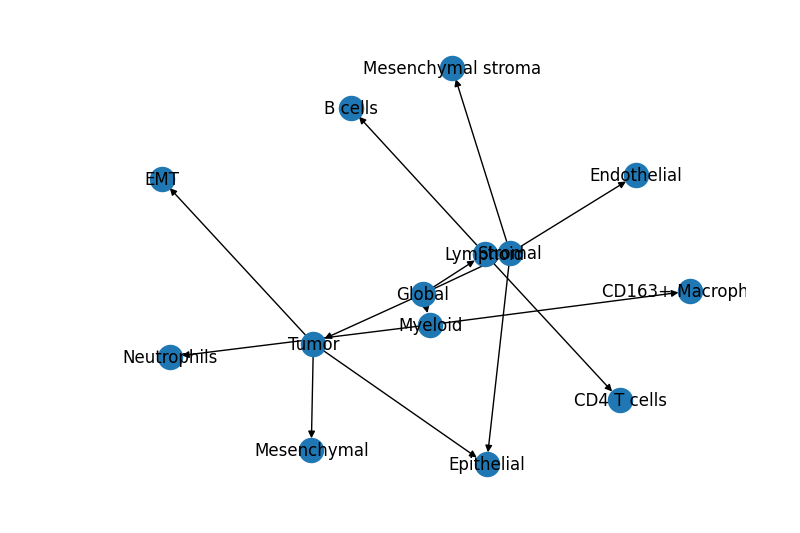
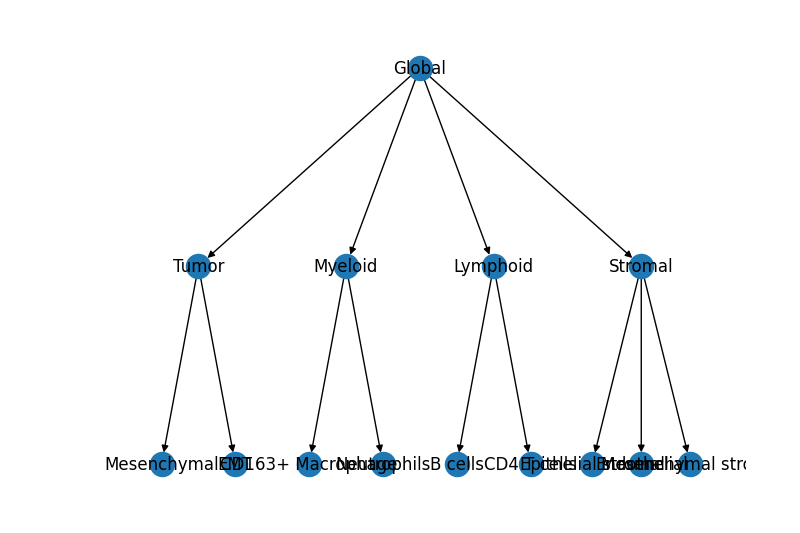
Before and after one commit to farkkilab/tribus, a Jupyter notebook: notebooks/Build the tree.ipynb, the cells around one changed output. Drawn from its saved outputs; the diff is of its cells as text; code cells hidden in the pictures.

Commit message:
Using lineage tree -- only trial

```diff
--- a/notebooks/Build the tree.ipynb
+++ b/notebooks/Build the tree.ipynb
@@ -4,0 +6,4 @@ import networkx as nx
+# %%
+file = '/Users/farateod/Documents/GitHub/tribus/tests/sample2/cell_type_calling/cell_type_descriptions.xlsx'
+sheet = pd.read_excel(file, sheet_name='Tumor')
+sheet1 = pd.read_excel(file, sheet_name='Global')
@@ -48,7 +69,43 @@ def buildTree_from_file1(file, depth):
 # %%
 file = '/Users/farateod/Documents/GitHub/tribus/tests/sample2/cell_type_calling/cell_type_descriptions.xlsx'
 graph = buildTree_from_file1(file, 3)
-# %%
-nx.draw(graph, with_labels = True)
-# %% [output]
-[figure, removed]
+# %%
+import networkx as nx
+import random
+def hierarchy_pos(G, root=None, width=1., vert_gap = 0.2, vert_loc = 0, xcenter = 0.5):
+
+    if not nx.is_tree(G):
+        raise TypeError('cannot use hierarchy_pos on a graph that is not a tree')
+
+    if root is None:
+        if isinstance(G, nx.DiGraph):
+            root = next(iter(nx.topological_sort(G)))  #allows back compatibility with nx version 1.11
+        else:
+            root = random.choice(list(G.nodes))
+
+    def _hierarchy_pos(G, root, width=1., vert_gap = 0.2, vert_loc = 0, xcenter = 0.5, pos = None, parent = None):
+
+        if pos is None:
+            pos = {root:(xcenter,vert_loc)}
+        else:
+            pos[root] = (xcenter, vert_loc)
+        children = list(G.neighbors(root))
+        if not isinstance(G, nx.DiGraph) and parent is not None:
+            children.remove(parent)
+        if len(children)!=0:
+            dx = width/len(children)
+            nextx = xcenter - width/2 - dx/2
+            for child in children:
+                nextx += dx
+                pos = _hierarchy_pos(G,child, width = dx, vert_gap = vert_gap,
+                                    vert_loc = vert_loc-vert_gap, xcenter=nextx,
+                                    pos=pos, parent = root)
+        return pos
+
+
+    return _hierarchy_pos(G, root, width, vert_gap, vert_loc, xcenter)
+# %%
+pos = hierarchy_pos(graph, "Global", vert_gap=0.5)
+nx.draw(graph, pos=pos, with_labels=True)
+# %% [output]
+[figure, added]
```
Also changed, not shown: parts of 5 cells of this notebook, 2 other files.
